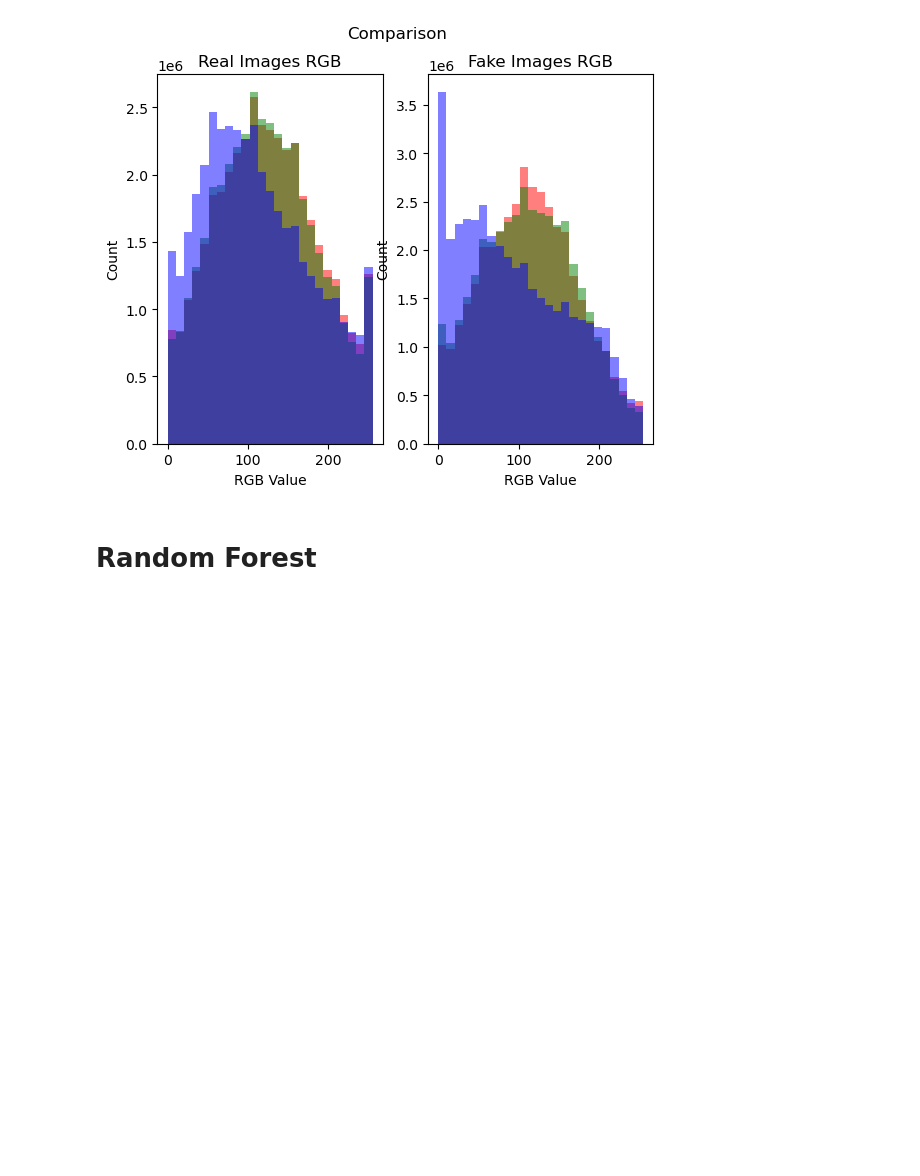
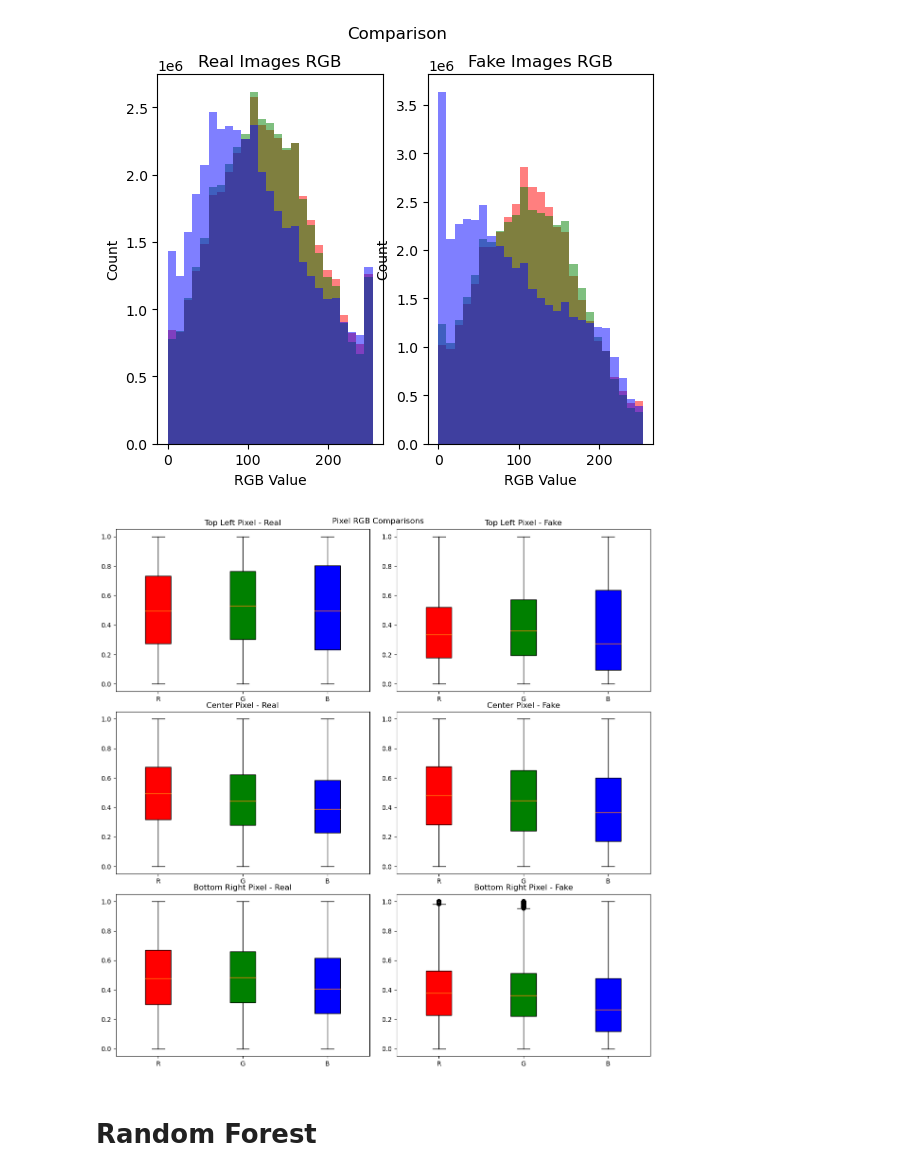
Before and after one commit to hsabraham28/mids_207_final_project, a Jupyter notebook: FP_load_data.ipynb, the cells around one changed output. Cells and saved outputs as stored; diff of their text form; code cells hidden in the pictures; blank space fills up the shorter version.

```diff
--- a/FP_load_data.ipynb
+++ b/FP_load_data.ipynb
@@ -211,3 +239,48 @@ ax2.set(xlabel='RGB Value', ylabel='Count', title = "Fake Images RGB")
+# %%
+fig, ((ax1, ax2), (ax3, ax4), (ax5, ax6)) = plt.subplots(3, 2, figsize=(12, 12))
+fig.suptitle('Pixel RGB Comparisons')
+fig.tight_layout(pad=1.0)
+
+data00 = [Rf_vals_real, Gf_vals_real, Bf_vals_real]
+data01 = [Rf_vals_fake, Gf_vals_fake, Bf_vals_fake]
+
+data10 = [Rmid_vals_real, Gmid_vals_real, Bmid_vals_real]
+data11 = [Rmid_vals_fake, Gmid_vals_fake, Bmid_vals_fake]
+
+data20 = [Rl_vals_real, Gl_vals_real, Bl_vals_real]
+data21 = [Rl_vals_fake, Gl_vals_fake, Bl_vals_fake]
+
+bplot00 = ax1.boxplot(data00, patch_artist=True)
+ax1.set(title = "Top Left Pixel - Real")
+ax1.set_xticklabels(['R', 'G', 'B'])
+bplot01 = ax2.boxplot(data01, patch_artist=True)
+ax2.set(title = "Top Left Pixel - Fake")
+ax2.set_xticklabels(['R', 'G', 'B'])
+
+
+bplot10 = ax3.boxplot(data10, patch_artist=True)
+ax3.set(title = "Center Pixel - Real")
+ax3.set_xticklabels(['R', 'G', 'B'])
+bplot11 = ax4.boxplot(data11, patch_artist=True)
+ax4.set(title = "Center Pixel - Fake")
+ax4.set_xticklabels(['R', 'G', 'B'])
+
+bplot20 = ax5.boxplot(data20, patch_artist=True)
+ax5.set(title = "Bottom Right Pixel - Real")
+ax5.set_xticklabels(['R', 'G', 'B'])
+bplot21 = ax6.boxplot(data21, patch_artist=True)
+ax6.set(title = "Bottom Right Pixel - Fake")
+ax6.set_xticklabels(['R', 'G', 'B'])
+
+
+colors = ['red', 'green', 'blue']
+for bplot in (bplot00, bplot01, bplot10, bplot11, bplot20, bplot21):
+    for patch, color in zip(bplot['boxes'], colors):
+        patch.set_facecolor(color)
+
+plt.show()
+# %% [output]
+[figure, added]
 # %% [markdown]
 # Random Forest
 # %%
```
Also changed, not shown: parts of 2 cells of this notebook.
